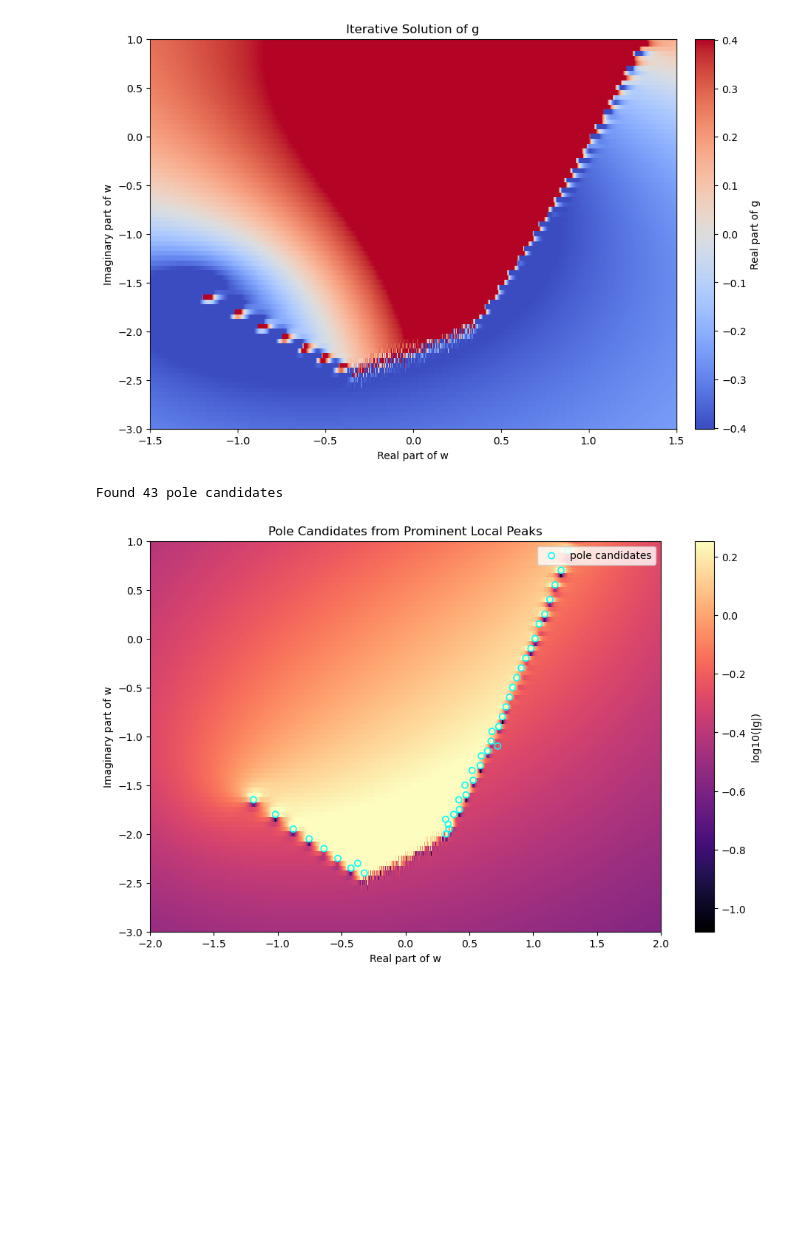
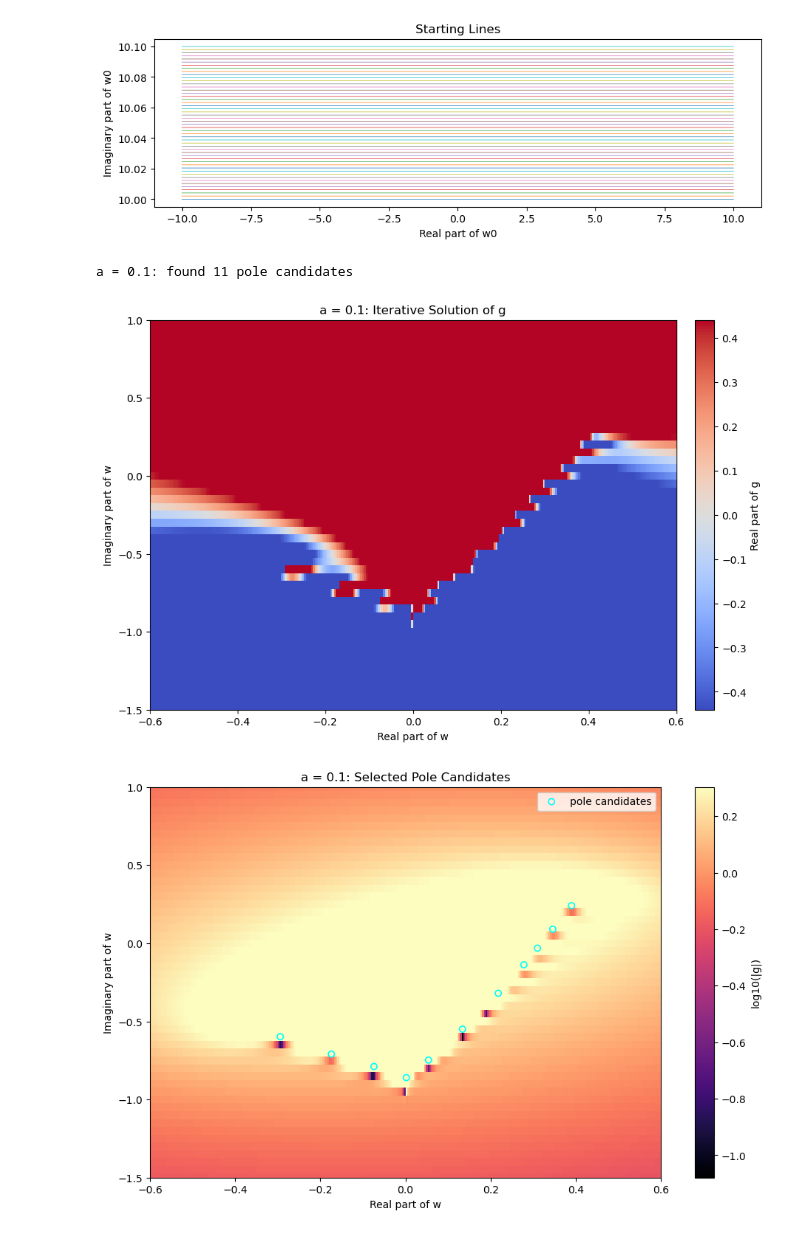
Before and after one commit to yygarypeng/thermalization-black-hole-model-with-inverted-harmonic-potential, a Jupyter notebook: greens_func.ipynb, the cells around one changed output. Saved outputs shown, nothing was run; the diff lists cells and outputs as text; code cells hidden in the pictures; blank space fills up the shorter version.

```diff
--- a/greens_func.ipynb
+++ b/greens_func.ipynb
@@ -69,7 +74,6 @@ pole detection config:
 def g_iterator(w0_arr, a, eps, m, max_iter, denom_floor=1e-12, g_abs_max=1e12):
     n_w = len(w0_arr)
     g_arr = np.empty((n_w, max_iter), dtype=np.complex128)
-    w_arr = np.empty((n_w, max_iter), dtype=np.complex128)
     nan_value = np.nan + 1j * np.nan
 
     # Each starting w value is independent, so this is the safe parallel axis.
@@ -78,7 +82,6 @@ def g_iterator(w0_arr, a, eps, m, max_iter, denom_floor=1e-12, g_abs_max=1e12):
         g = 1j / (w + 1j * eps)
 
         g_arr[j, 0] = g
-        w_arr[j, 0] = w
 
         for i in range(1, max_iter):
             g_abs = abs(g)
@@ -93,17 +96,14 @@ def g_iterator(w0_arr, a, eps, m, max_iter, denom_floor=1e-12, g_abs_max=1e12):
             ):
                 for k in range(i, max_iter):
                     g_arr[j, k] = nan_value
-                    w_arr[j, k] = w
-                    w = w - 1j * m
                 break
 
             g = 1 / denom
             w = w - 1j * m
 
             g_arr[j, i] = g
-            w_arr[j, i] = w
 
-    return g_arr, w_arr
+    return g_arr
 # %%
 def compute_log_abs_g(g_arr):
     abs_g = np.abs(g_arr)
@@ -343,14 +386,50 @@ def plot_a_gamma_fit(a_values, gamma_values, gamma_errors, C, x, fit_a):
     plt.legend()
     plt.show()
 # %%
-# single run
-g_arr, w_arr = g_iterator(w0_arr, a, eps, m, n_step, denom_floor, g_abs_max)
-plot_g_heatmap(w_arr, g_arr)
+# 2D plots and selected poles for representative a values
+plot_w0_starting_lines(w0_real_arr, w0_imag_values)
 
-pole_w, pole_strength, log_abs_g = find_poles(g_arr, w_arr, pole_config)
-print(f'Found {len(pole_w)} pole candidates')
-plot_poles(w_arr, log_abs_g, pole_w)
+selected_results = {}
+for a_i in selected_a_values:
+    limits = selected_plot_limits[a_i]
+    g_arr, pole_w, pole_strength, log_abs_g = compute_poles_for_a(
+        a_i,
+        w0_arr,
+        pole_config,
+        eps,
+        m,
+        n_step,
+        denom_floor,
+        g_abs_max,
+    )
+    selected_results[a_i] = {
+        'pole_w': pole_w,
+        'pole_strength': pole_strength,
+    }
+
+    print(f'a = {a_i:g}: found {len(pole_w)} pole candidates')
+    plot_g_heatmap(
+        w0_arr,
+        g_arr,
+        m,
+        xlim=limits['xlim'],
+        ylim=limits['ylim'],
+        title=f'a = {a_i:g}: Iterative Solution of g',
+    )
+    plot_poles(
+        w0_arr,
+        log_abs_g,
+        pole_w,
+        m,
+        xlim=limits['xlim'],
+        ylim=limits['ylim'],
+        title=f'a = {a_i:g}: Selected Pole Candidates',
+    )
+
+    del g_arr, log_abs_g
+    gc.collect()
 # %% [output]
-[figure, old version]
+[figure, new version]
-Found 43 pole candidates
+a = 0.1: found 11 pole candidates
-[figure, old version]
+[figure, new version]
+[figure, added]
```
Also changed, not shown: parts of 7 cells of this notebook.
